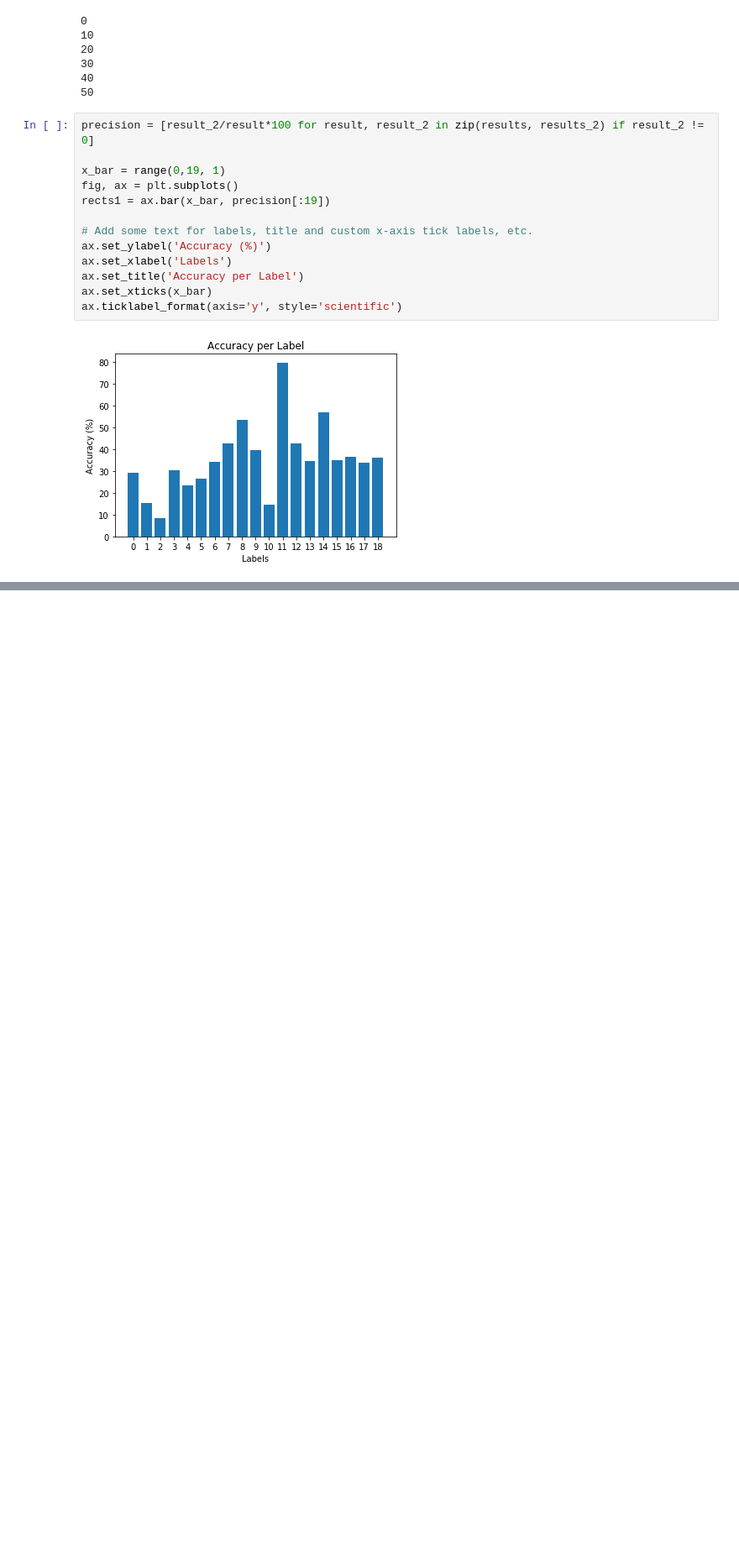
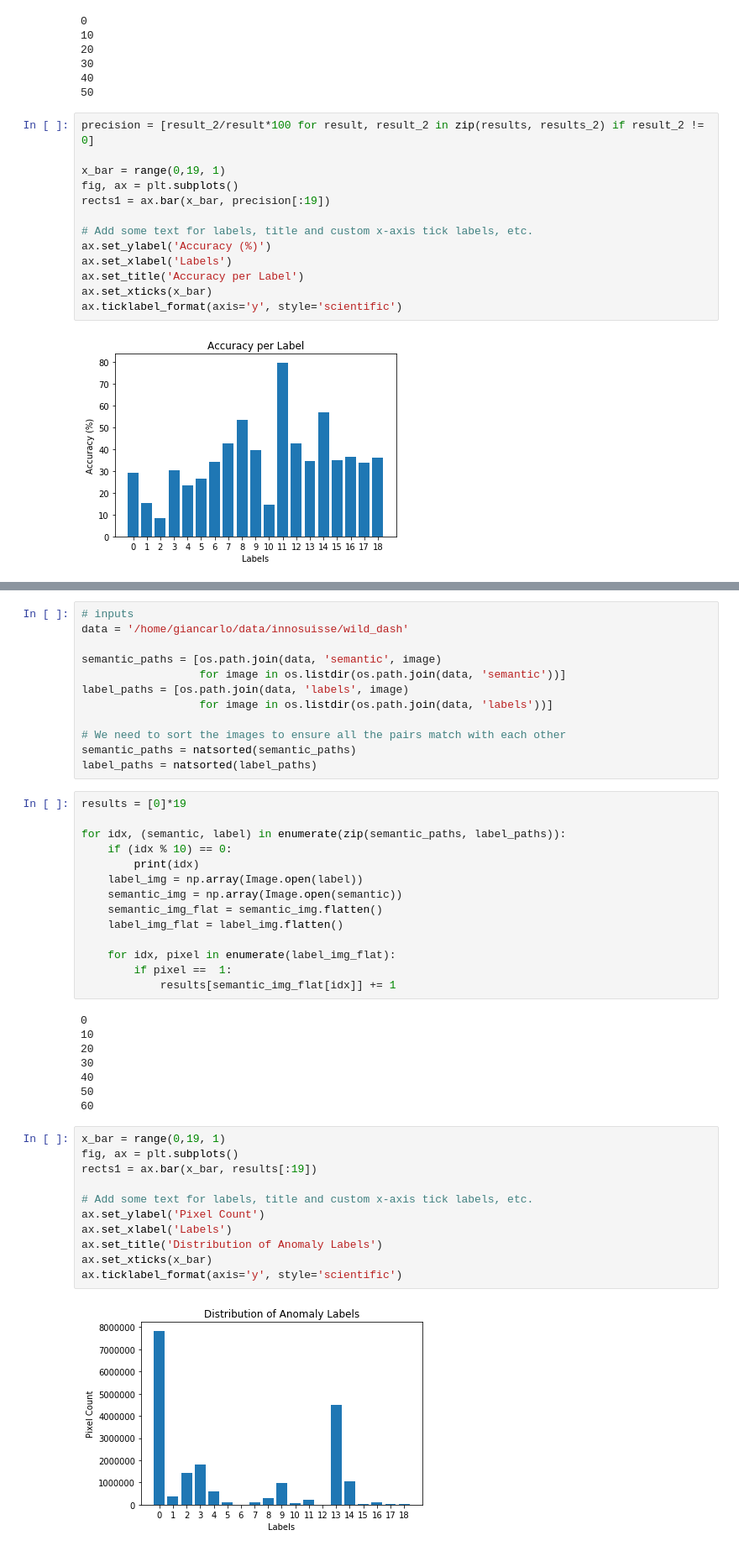
Before and after one commit to giandbt/synboost, a Jupyter notebook: image_dissimilarity/dataset_analysis.ipynb, the cells around one changed output, grey strips where cells are left out. Shown at 84% size. Drawn from its saved outputs; the diff is of its cells as text; blank space fills up the shorter version.

```diff
--- a/image_dissimilarity/dataset_analysis.ipynb
+++ b/image_dissimilarity/dataset_analysis.ipynb
@@ -521,0 +580,47 @@ ax.ticklabel_format(axis='y', style='scientific')
+# %%
+# inputs
+data = '/home/giancarlo/data/innosuisse/wild_dash'
+
+semantic_paths = [os.path.join(data, 'semantic', image)
+                  for image in os.listdir(os.path.join(data, 'semantic'))]
+label_paths = [os.path.join(data, 'labels', image)
+                  for image in os.listdir(os.path.join(data, 'labels'))]
+
+# We need to sort the images to ensure all the pairs match with each other
+semantic_paths = natsorted(semantic_paths)
+label_paths = natsorted(label_paths)
+# %%
+results = [0]*19
+
+for idx, (semantic, label) in enumerate(zip(semantic_paths, label_paths)):
+    if (idx % 10) == 0:
+        print(idx)
+    label_img = np.array(Image.open(label))
+    semantic_img = np.array(Image.open(semantic))
+    semantic_img_flat = semantic_img.flatten()
+    label_img_flat = label_img.flatten()
+
+    for idx, pixel in enumerate(label_img_flat):
+        if pixel ==  1:
+            results[semantic_img_flat[idx]] += 1
+# %% [output]
+0
+10
+20
+30
+40
+50
+60
+# %%
+x_bar = range(0,19, 1)
+fig, ax = plt.subplots()
+rects1 = ax.bar(x_bar, results[:19])
+
+# Add some text for labels, title and custom x-axis tick labels, etc.
+ax.set_ylabel('Pixel Count')
+ax.set_xlabel('Labels')
+ax.set_title('Distribution of Anomaly Labels')
+ax.set_xticks(x_bar)
+ax.ticklabel_format(axis='y', style='scientific')
+# %% [output]
+[figure, added]
```
Also changed, not shown: parts of 14 cells of this notebook, 1 other file.
